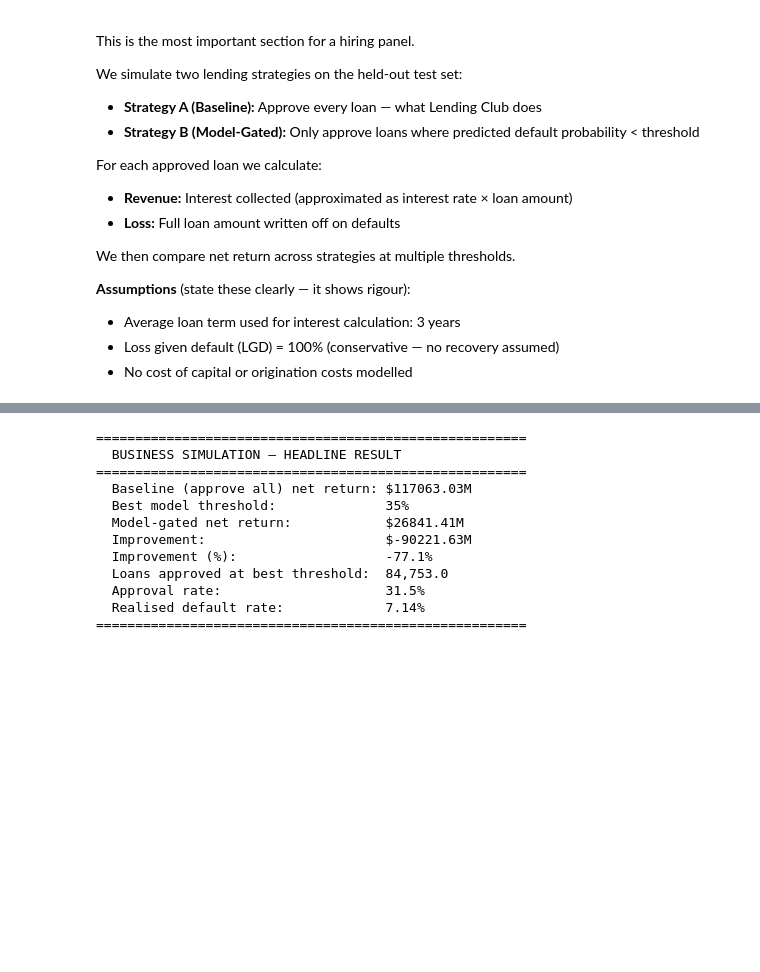
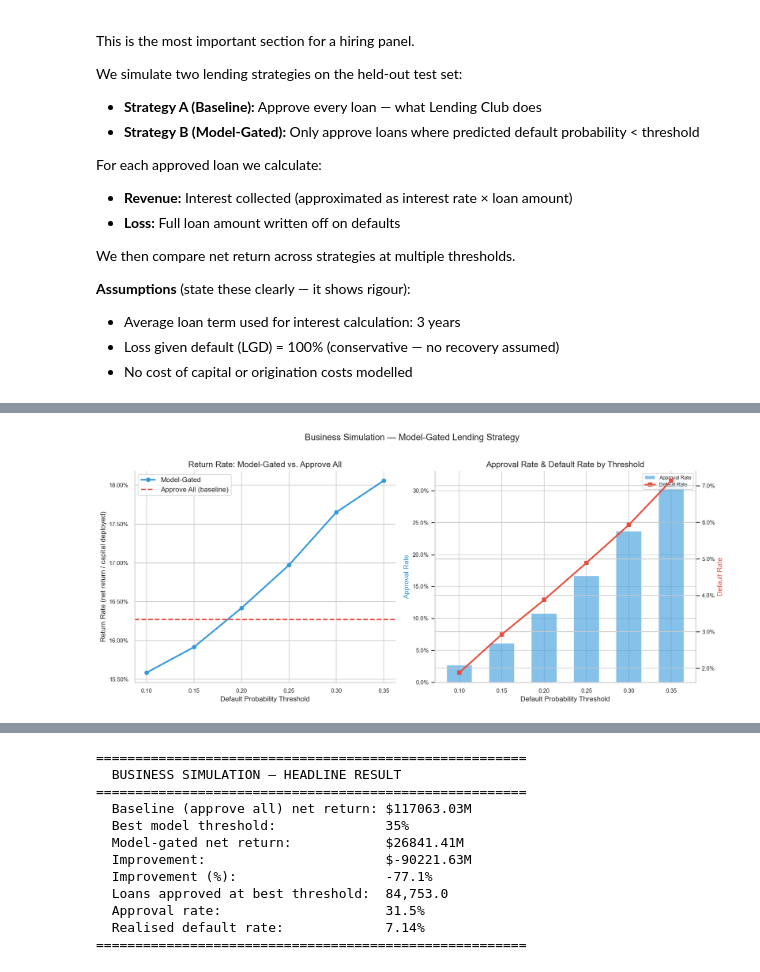
Before and after one commit to Dunmxie/lending-club-credit-risk, a Jupyter notebook: notebooks/04_model_interpretation.ipynb, the cells around one changed output, grey strips where cells are left out. Drawn from its saved outputs; the diff is of its cells as text; code cells hidden in the pictures; blank space fills up the shorter version.

Commit message:
Update model interpretation

```diff
--- a/notebooks/04_model_interpretation.ipynb
+++ b/notebooks/04_model_interpretation.ipynb
@@ -392,58 +401,44 @@ Strategy B — Model-Gated Results:
 # %%
-# ── Rebuild simulation dataframe ───────────────────────────────────────────────
-from sklearn.metrics import roc_auc_score
+fig, axes = plt.subplots(1, 2, figsize=(14, 6))
 
-y_prob_test = xgb_model.predict_proba(X_test)[:, 1]
+thresholds_plot = sim_results_df['Threshold']
 
-sim_df = X_test.copy()
-sim_df['actual_default'] = y_test.values
-sim_df['pred_prob']      = y_prob_test
+# ── Left: Return rate comparison ───────────────────────────────────────────────
+axes[0].plot(thresholds_plot, sim_results_df['Return Rate'],
+             marker='o', color='#3498db', linewidth=2.5, label='Model-Gated')
+axes[0].axhline(return_rate_a, color='#e74c3c', linestyle='--',
+                linewidth=2, label='Approve All (baseline)')
+axes[0].set_title("Return Rate: Model-Gated vs. Approve All")
+axes[0].set_xlabel("Default Probability Threshold")
+axes[0].set_ylabel("Return Rate (net return / capital deployed)")
+axes[0].yaxis.set_major_formatter(mticker.PercentFormatter(xmax=1))
+axes[0].legend()
+axes[0].spines['top'].set_visible(False)
+axes[0].spines['right'].set_visible(False)
 
-# Approximate interest revenue: rate × amount × 3 years (simplified)
-sim_df['revenue']  = sim_df['int_rate'] * sim_df['loan_amnt'] * 3
-sim_df['loss']     = sim_df['loan_amnt']   # full write-off on default
+# ── Right: Approval rate & default rate ───────────────────────────────────────
+ax2r = axes[1].twinx()
 
-# ── Strategy A: approve all ────────────────────────────────────────────────────
-total_loans    = len(sim_df)
-total_revenue  = (sim_df['revenue'] * (1 - sim_df['actual_default'])).sum()
-total_loss     = (sim_df['loss']    *      sim_df['actual_default']).sum()
-net_a          = total_revenue - total_loss
-return_rate_a  = net_a / sim_df['loan_amnt'].sum()
+axes[1].bar(thresholds_plot, sim_results_df['Approval Rate'],
+            width=0.03, color='#3498db', alpha=0.6, label='Approval Rate')
+ax2r.plot(thresholds_plot, sim_results_df['Default Rate'],
+          marker='s', color='#e74c3c', linewidth=2.5, label='Default Rate')
 
-print("Strategy A — Approve All Loans")
-print(f"  Loans approved:  {total_loans:,}")
-print(f"  Total revenue:   ${total_revenue:,.0f}")
-print(f"  Total losses:    ${total_loss:,.0f}")
-print(f"  Net return:      ${net_a:,.0f}")
-print(f"  Return rate:     {return_rate_a:.2%}")
+axes[1].set_title("Approval Rate & Default Rate by Threshold")
+axes[1].set_xlabel("Default Probability Threshold")
+axes[1].set_ylabel("Approval Rate", color='#3498db')
+ax2r.set_ylabel("Default Rate", color='#e74c3c')
+axes[1].yaxis.set_major_formatter(mticker.PercentFormatter(xmax=1))
+ax2r.yaxis.set_major_formatter(mticker.PercentFormatter(xmax=1))
 
-# ── Strategy B: model-gated at multiple thresholds ────────────────────────────
-thresholds = [0.10, 0.15, 0.20, 0.25, 0.30, 0.35]
-results_sim = []
+lines1, labels1 = axes[1].get_legend_handles_labels()
+lines2, labels2 = ax2r.get_legend_handles_labels()
+axes[1].legend(lines1 + lines2, labels1 + labels2, loc='upper right', fontsize=8)
+axes[1].spines['top'].set_visible(False)
+ax2r.spines['top'].set_visible(False)
 
-for threshold in thresholds:
-    approved = sim_df[sim_df['pred_prob'] < threshold]
-    if len(approved) == 0:
-        continue
-
-    rev  = (approved['revenue'] * (1 - approved['actual_default'])).sum()
-    loss = (approved['loss']    *      approved['actual_default']).sum()
-    net  = rev - loss
-    approval_rate = len(approved) / total_loans
-    actual_dr     = approved['actual_default'].mean()
-    ret_rate      = net / approved['loan_amnt'].sum() if approved['loan_amnt'].sum() > 0 else 0
-
-    results_sim.append({
-        'Threshold':      threshold,
-        'Loans Approved': len(approved),
-        'Approval Rate':  approval_rate,
-        'Default Rate':   actual_dr,
-        'Net Return ($)': net,
-        'Return Rate':    ret_rate,
-    })
-
-sim_results_df = pd.DataFrame(results_sim)
-
-print("\nStrategy B — Model-Gated Results:")
-print(sim_results_df.to_string(index=False))
+plt.suptitle("Business Simulation — Model-Gated Lending Strategy", fontsize=14, y=1.01)
+plt.tight_layout()
+plt.savefig(f"{FIGURES_DIR}15_business_simulation.png", bbox_inches='tight')
+plt.show()
 # %% [output]
@@ -465 +445,2 @@ Strategy B — Model-Gated Results:
+[figure, added]
 # %%
```
Also changed, not shown: parts of 3 cells of this notebook, 1 other file.
